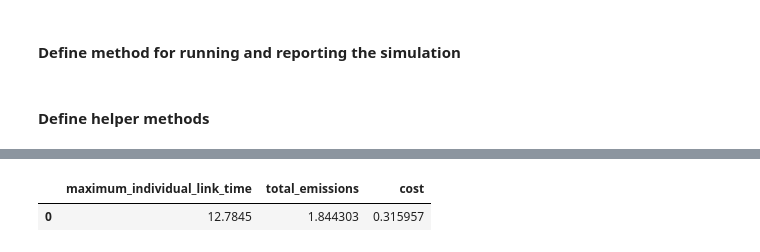
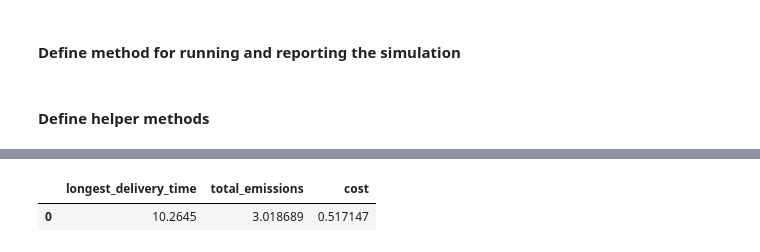
Before and after one commit to amariwyking/blinkit, a Jupyter notebook: proposed_model.ipynb, the cells around one changed output, grey strips where cells are left out. Cells and saved outputs as stored; diff of their text form; code cells hidden in the pictures.

```diff
--- a/proposed_model.ipynb
+++ b/proposed_model.ipynb
@@ -130,19 +127,26 @@ See: https://matplotlib.org/stable/tutorials/intermediate/legend_guide.html#impl
 # %% [markdown]
 #### Define method for running and reporting the simulation
+# %%
+# This variable will be used to upscale the elapsed time between nodes
+# This is nevessary because the routing solver works over the integers.
+# Many of our values are less than 1, thus they will lose a great amount of fidelity
+time_scale_factor = 1000
 # %%
 def get_solution(data, manager, routing, solution):
     current_time_matrix = data['derived_time_matrix']
     current_distance_matrix = data['distance_matrix']
-    display(pd.DataFrame(current_time_matrix))
 
     """Prints solution on console."""
-    print(f"Objective: {solution.ObjectiveValue()}")
+    print(f"Objective: {solution.ObjectiveValue() / time_scale_factor}")
     max_route_time = 0
 
     total_driving_time = 0
     total_distance = 0
     total_emissions = 0
     total_cost = 0
+
+    # TODO: Change the number of vehicles used in this model. By default, the number is set to 'num_delivery_points // 5'
+    # data["num_vehicles"] = <insert_here>
 
     for route_id in range(data["num_vehicles"]):
         index = routing.Start(route_id)
@@ -163,7 +167,8 @@ def get_solution(data, manager, routing, solution):
             #     previous_index, index, vehicle_id
             # )
 
-            link_time = current_time_matrix[manager.IndexToNode(previous_index)][manager.IndexToNode(index)]
+            # TODO: Accounted for the `time_scale_factor`
+            link_time = current_time_matrix[manager.IndexToNode(previous_index)][manager.IndexToNode(index)] / 1000
             link_distance = current_distance_matrix[manager.IndexToNode(previous_index)][manager.IndexToNode(index)]
             link_emissions = get_link_emissions(link_time)
             link_fuel_cost = get_link_cost(link_time)
@@ -239,37 +253,46 @@ def get_link_cost(time, coef=1.0):
 # %%
-def elapsed_time_callback(from_index, to_index):
+# Define callback to add elapsed time to route
+def transit_callback(from_index, to_index):
     """Returns the distance between the two nodes."""
     # Convert from routing variable Index to time matrix NodeIndex.
+
     from_node = manager.IndexToNode(from_index)
     to_node = manager.IndexToNode(to_index)
 
-    return data["derived_time_matrix"][from_node][to_node]
+    elapsed_time = data['derived_time_matrix'][from_node][to_node]
+
+    # print(f"Requesting elapsed time between Node {from_index} and Node {to_index}: {elapsed_time}")
+
+    return elapsed_time
 # %%
-proposed_system_simulation_results = pd.DataFrame(index=range(num_simulations), columns=['maximum_individual_link_time', 'total_emissions', 'cost'])
+benchmark_system_simulation_results = pd.DataFrame(index=range(num_simulations), columns=['longest_delivery_time', 'total_emissions', 'cost'])
 
 for i in range(num_simulations):
     data = simulation_data[i]
     routing = simulation_routing[i]
     manager = simulation_managers[i]
 
-    transit_callback_index = routing.RegisterTransitCallback(elapsed_time_callback)
+    # Upscale the time_matrix
+    data['derived_time_matrix'] = (np.array(simulation_data[0]['derived_time_matrix']) * time_scale_factor).tolist()
+
+    # Register the elapsed time callback for a delivery executive travelling between two nodes
+    transit_callback_index = routing.RegisterTransitCallback(transit_callback)
 
     # Define cost of each arc.
     routing.SetArcCostEvaluatorOfAllVehicles(transit_callback_index)
 
-    # Add Time constraint.
+    # Add time constraint to the VRP
+    # Routing programs use dimensions to keep track of quantities that accumulate over a vehicle's route.
     dimension_name = "Time"
     routing.AddDimension(
         transit_callback_index,
         0,  # no slack
-        42,  # maximum delivery time
+        42 * time_scale_factor,  # maximum route time - 42 minutes the maximum time customers are willing to wait for an order
         True,  # start cumul to zero
         dimension_name,
     )
     time_dimension = routing.GetDimensionOrDie(dimension_name)
     time_dimension.SetGlobalSpanCostCoefficient(100)
-
-    routing.SetArcCostEvaluatorOfAllVehicles(transit_callback_index)
 
     # Setting first solution heuristic.
     search_parameters = pywrapcp.DefaultRoutingSearchParameters()
@@ -284,7 +307,7 @@ for i in range(num_simulations):
 
     # Print solution on console.
     if solution:
-        proposed_system_simulation_results.iloc[i] = get_solution(data, manager, routing, solution)
+        benchmark_system_simulation_results.iloc[i] = get_solution(data, manager, routing, solution)
     else:
         print("No solution found !")
 # %% [output]
@@ -325,5 +331,5 @@ Total cost of operations: $0.316
 # %%
-display(proposed_system_simulation_results)
+display(benchmark_system_simulation_results)
 # %% [output]
-|  | maximum_individual_link_time | total_emissions | cost |
-| 0 | 12.7845 | 1.844303 | 0.315957 |
+|  | longest_delivery_time | total_emissions | cost |
+| 0 | 10.2645 | 3.018689 | 0.517147 |
```
Also changed, not shown: parts of 9 cells of this notebook, 1 other file.
